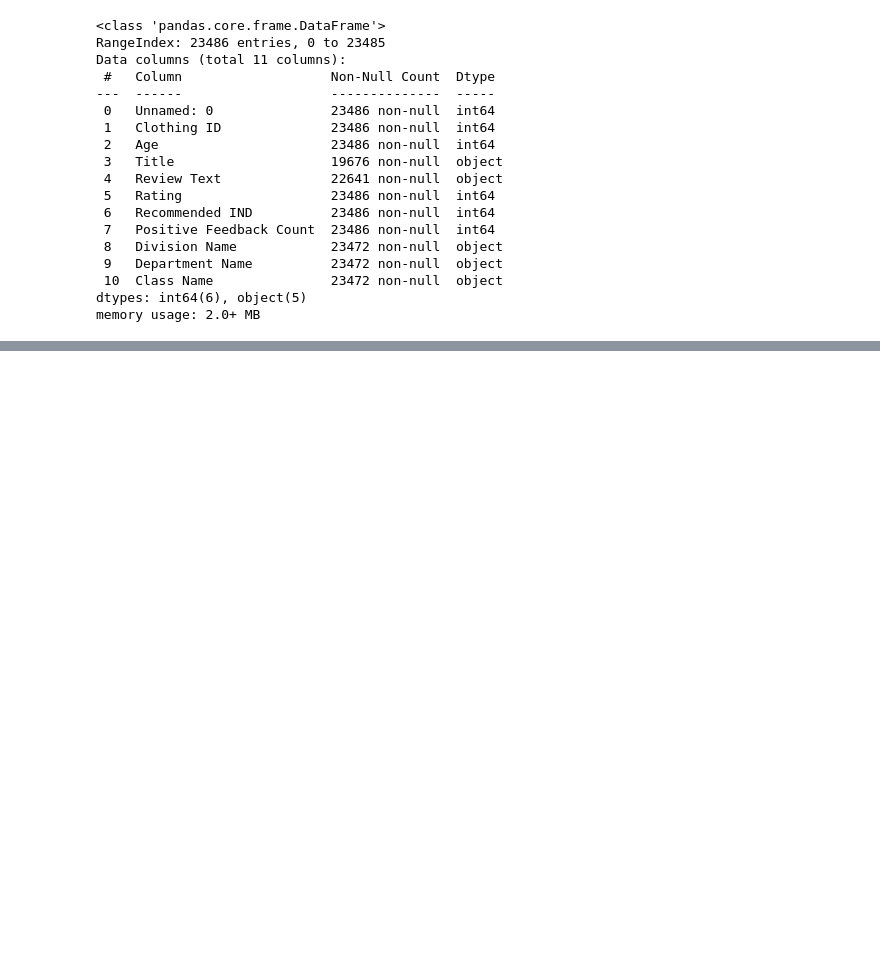
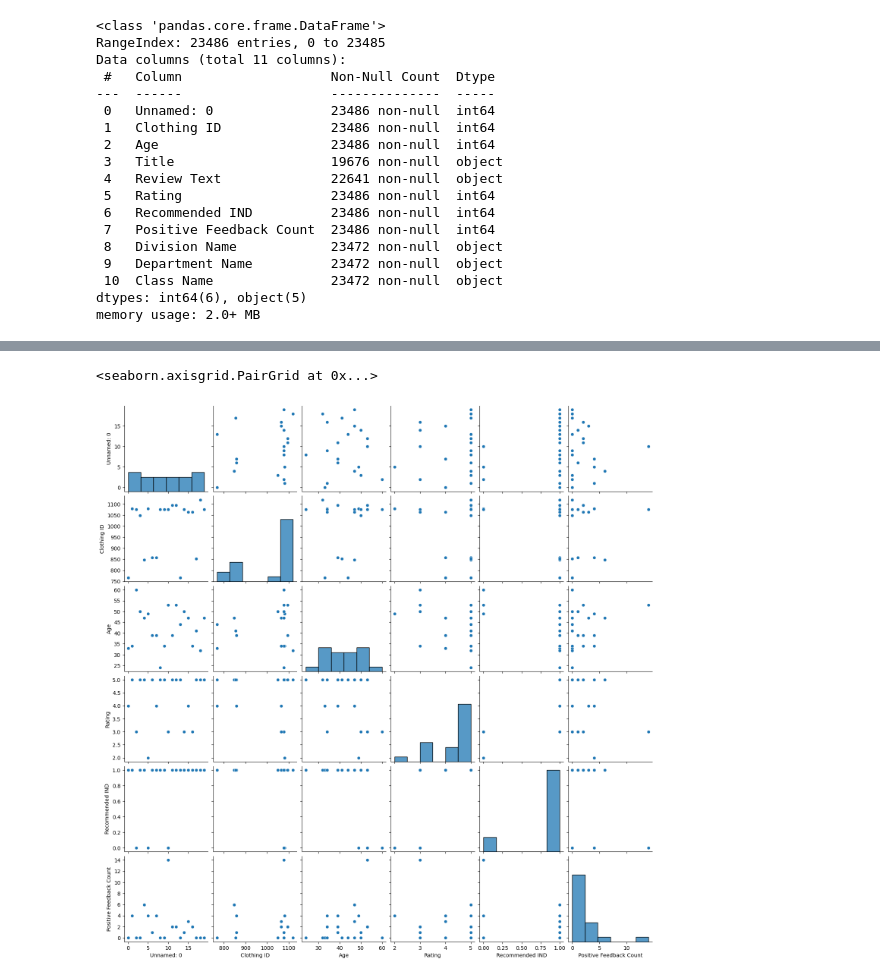
Before and after one commit to clothesstore024/Cloth-shop, a Jupyter notebook: cloth_shop.ipynb, the cells around one changed output, grey strips where cells are left out. Cells and saved outputs as stored; diff of their text form; code cells hidden in the pictures; blank space fills up the shorter version.

```diff
--- a/cloth_shop.ipynb
+++ b/cloth_shop.ipynb
@@ -66,2 +65,5 @@ sns.heatmap(corr, annot=True)
 # %%
-sns.pairplot(df.head(20)
+sns.pairplot(df.head(20))
+# %% [output]
+<seaborn.axisgrid.PairGrid at 0x...>
+[figure, added]
```
Also changed, not shown: parts of 12 cells of this notebook.
